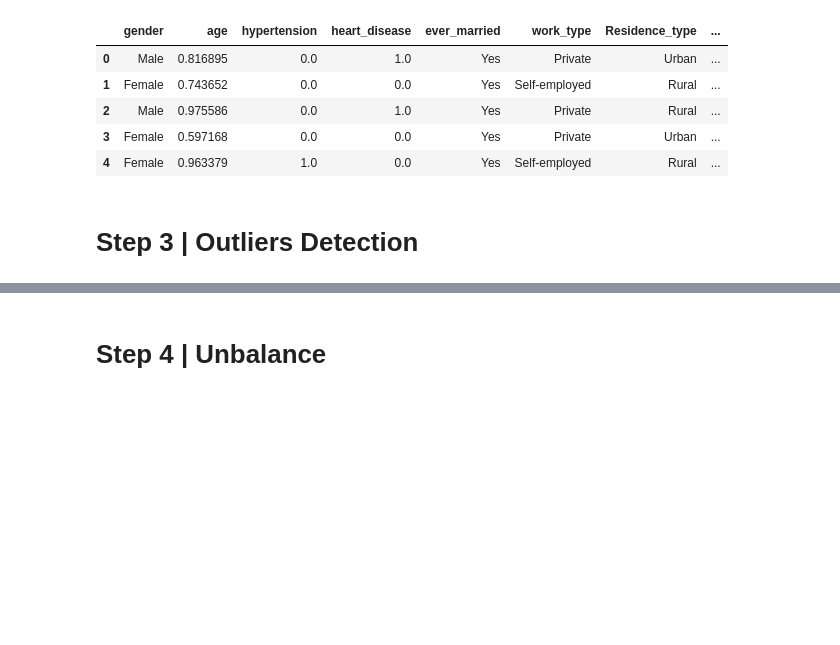
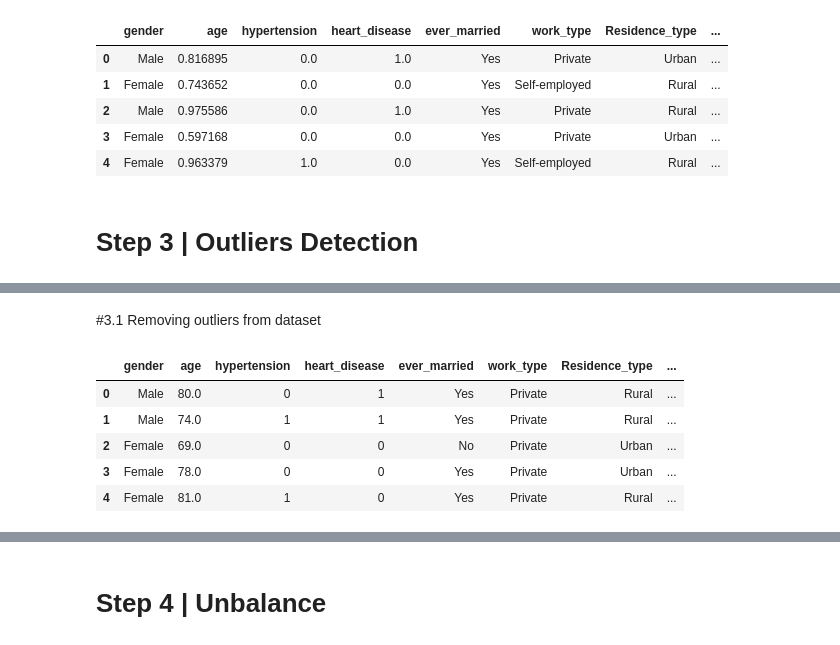
Before and after one commit to YasminaNasser/Stroke-Prediction-Data-Mining, a Jupyter notebook: Stroke_Prediction.ipynb, the cells around one changed output, grey strips where cells are left out. Drawn from its saved outputs; the diff is of its cells as text; code cells hidden in the pictures; blank space fills up the shorter version.

```diff
--- a/Stroke_Prediction.ipynb
+++ b/Stroke_Prediction.ipynb
@@ -379,0 +439,24 @@ df.head()
+# %% [markdown]
+#3.1 Removing outliers from dataset
+# %%
+# Remove outliers from numerical features
+for column in numerical_features:
+    Q1 = df_copy[column].quantile(0.25)  # First quartile
+    Q3 = df_copy[column].quantile(0.75)  # Third quartile
+    IQR = Q3 - Q1                        # Interquartile range
+    lower_bound = Q1 - 1.5 * IQR         # Lower threshold
+    upper_bound = Q3 + 1.5 * IQR         # Upper threshold
+
+    # Filter out the outliers
+    df_copy = df_copy[(df_copy[column] >= lower_bound) & (df_copy[column] <= upper_bound)]
+
+# Display the cleaned data
+df_copy.reset_index(drop=True, inplace=True)
+df_copy.head()
+# %% [output]
+|  | gender | age | hypertension | heart_disease | ever_married | work_type | Residence_type | ... |
+| 0 | Male | 80.0 | 0 | 1 | Yes | Private | Rural | ... |
+| 1 | Male | 74.0 | 1 | 1 | Yes | Private | Rural | ... |
+| 2 | Female | 69.0 | 0 | 0 | No | Private | Urban | ... |
+| 3 | Female | 78.0 | 0 | 0 | Yes | Private | Urban | ... |
+| 4 | Female | 81.0 | 1 | 0 | Yes | Private | Rural | ... |
```
Also changed, not shown: parts of 13 cells of this notebook.
